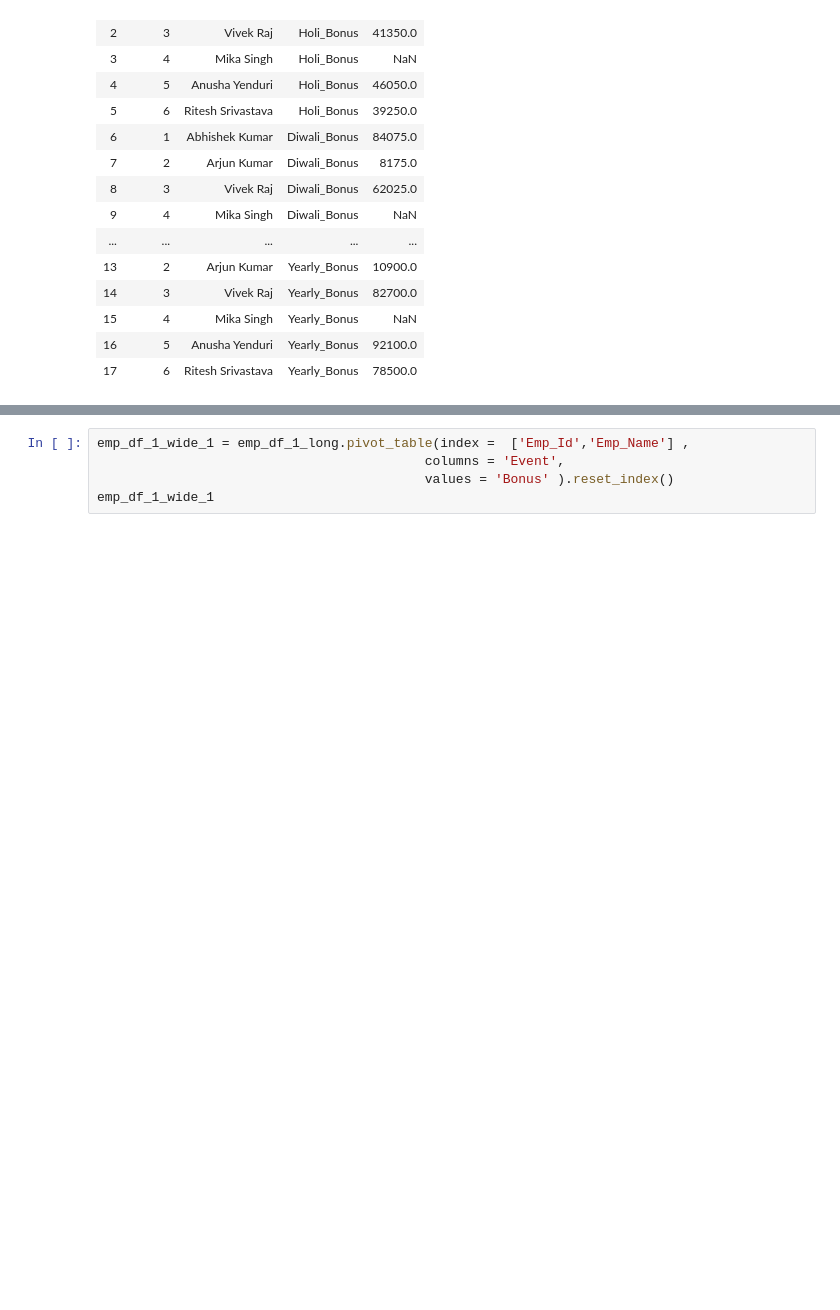
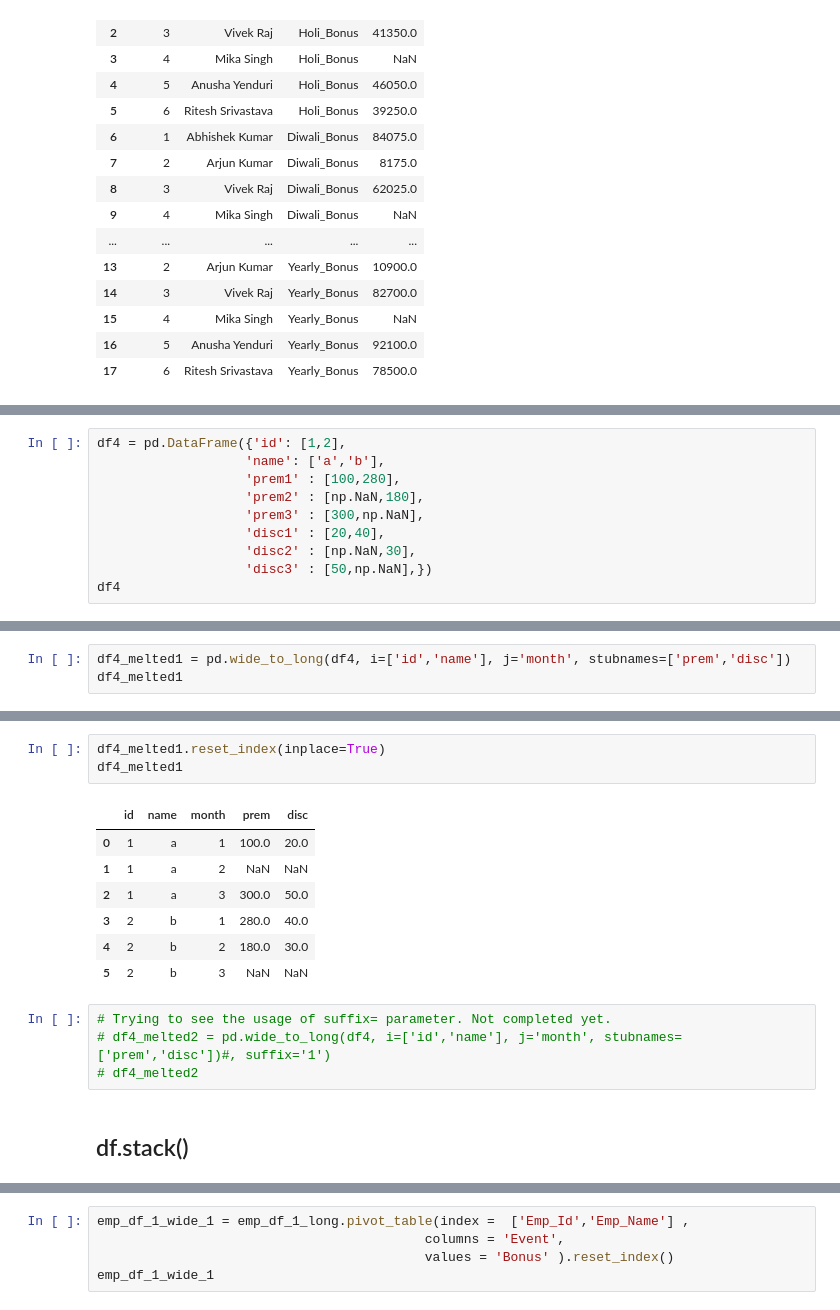
Before and after one commit to AbhishekKumar-0311/Machine-Learning-with-Python, a Jupyter notebook: Pandas/Learning_Pandas_Part_5_Reshaping.ipynb, the cells around one changed output, grey strips where cells are left out. Drawn from its saved outputs; the diff is of its cells as text; blank space fills up the shorter version.

```diff
--- a/Pandas/Learning_Pandas_Part_5_Reshaping.ipynb
+++ b/Pandas/Learning_Pandas_Part_5_Reshaping.ipynb
@@ -86,0 +154,10 @@ The pivot_table() method is the most flexible to reshape pandas dataframes from
+# %%
+df4 = pd.DataFrame({'id': [1,2],
+                   'name': ['a','b'],
+                   'prem1' : [100,280],
+                   'prem2' : [np.NaN,180],
+                   'prem3' : [300,np.NaN],
+                   'disc1' : [20,40],
+                   'disc2' : [np.NaN,30],
+                   'disc3' : [50,np.NaN],})
+df4
@@ -86,0 +177,3 @@ The pivot_table() method is the most flexible to reshape pandas dataframes from
+# %%
+df4_melted1 = pd.wide_to_long(df4, i=['id','name'], j='month', stubnames=['prem','disc'])
+df4_melted1
@@ -86,0 +189,17 @@ The pivot_table() method is the most flexible to reshape pandas dataframes from
+# %%
+df4_melted1.reset_index(inplace=True)
+df4_melted1
+# %% [output]
+|  | id | name | month | prem | disc |
+| 0 | 1 | a | 1 | 100.0 | 20.0 |
+| 1 | 1 | a | 2 | NaN | NaN |
+| 2 | 1 | a | 3 | 300.0 | 50.0 |
+| 3 | 2 | b | 1 | 280.0 | 40.0 |
+| 4 | 2 | b | 2 | 180.0 | 30.0 |
+| 5 | 2 | b | 3 | NaN | NaN |
+# %%
+# Trying to see the usage of suffix= parameter. Not completed yet.
+# df4_melted2 = pd.wide_to_long(df4, i=['id','name'], j='month', stubnames=['prem','disc'])#, suffix='1')
+# df4_melted2
+# %% [markdown]
+## df.stack()
```
Also changed, not shown: parts of 45 cells of this notebook, 1 other file.
